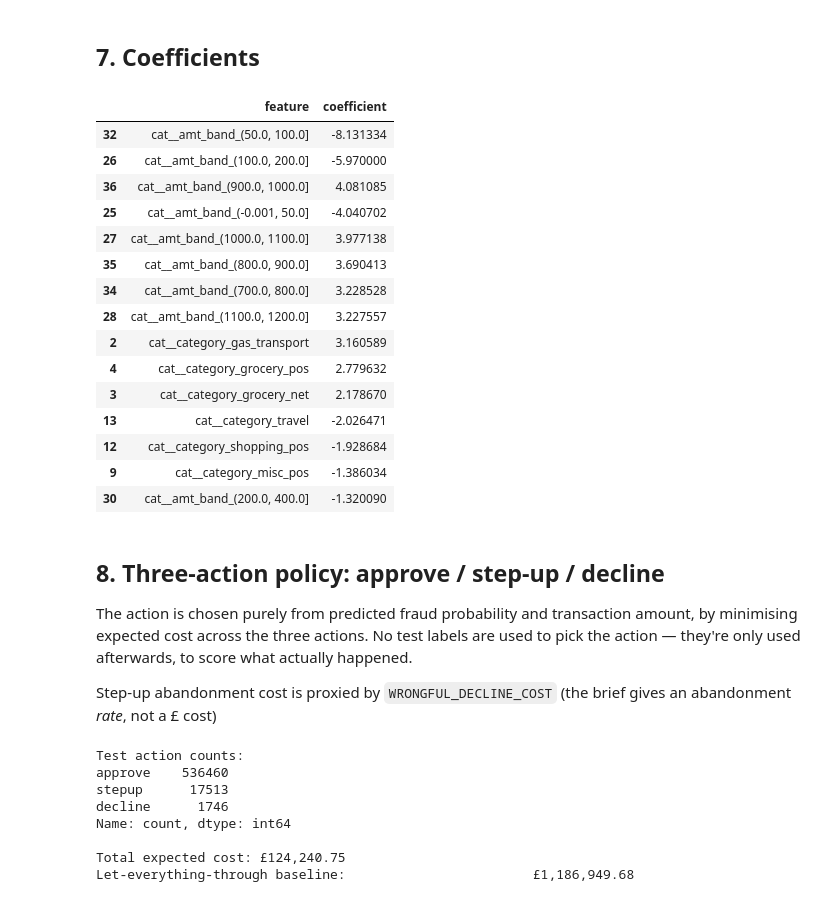
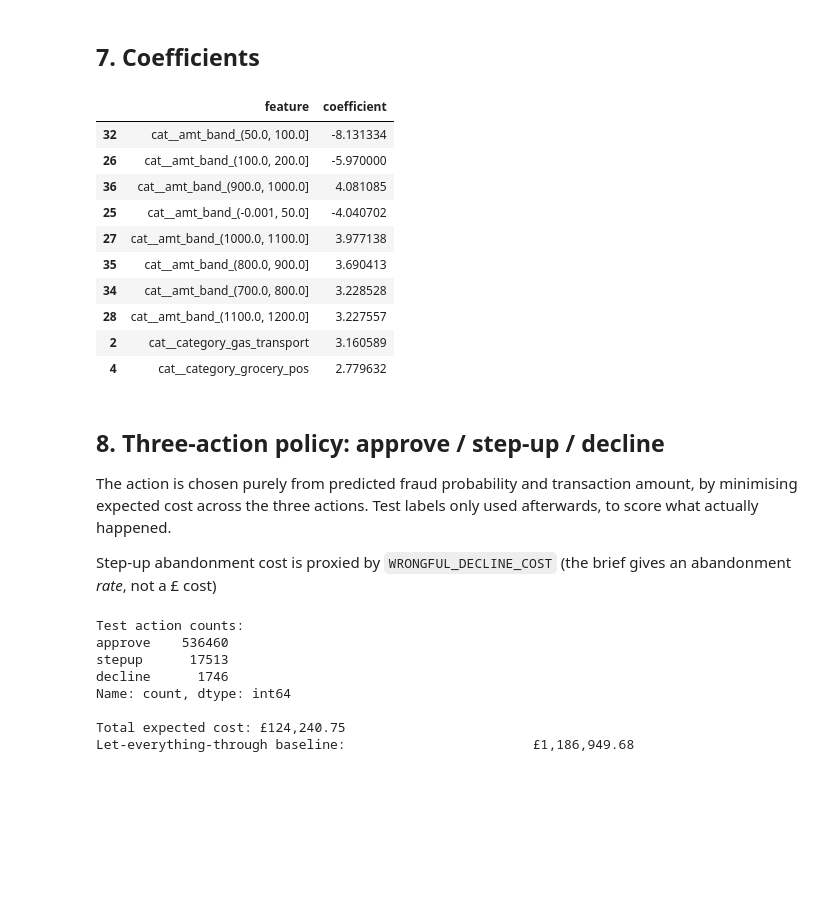
Before and after one commit to Ann-Vaseekar/fraud-model, a Jupyter notebook: notebooks/02_modelling.ipynb, the cells around one changed output. Cells and saved outputs as stored; diff of their text form; code cells hidden in the pictures; blank space fills up the shorter version.

```diff
--- a/notebooks/02_modelling.ipynb
+++ b/notebooks/02_modelling.ipynb
@@ -62,20 +62,13 @@ if time_values.isna().all():
 order = np.argsort(time_values.to_numpy())
 n_val = max(1, int(len(order) * 0.20))
 
-train_idx = model_train.index[order[:-n_val]]
-val_idx = model_train.index[order[-n_val:]]
+train_idx, val_idx = model_train.index[order[:-n_val]], model_train.index[order[-n_val:]]
 
 X_tr, y_tr = X_train.loc[train_idx], y_train.loc[train_idx]
 X_val, y_val = X_train.loc[val_idx], y_train.loc[val_idx]
 
-print(
-    f"Train:      {X_tr.shape[0]:,} rows "
-    f"({time_values.loc[train_idx].min()} → {time_values.loc[train_idx].max()})"
-)
-print(
-    f"Validation: {X_val.shape[0]:,} rows "
-    f"({time_values.loc[val_idx].min()} → {time_values.loc[val_idx].max()})"
-)
+print(f"Train:      {X_tr.shape[0]:,} rows ({time_values.loc[train_idx].min()} → {time_values.loc[train_idx].max()})")
+print(f"Validation: {X_val.shape[0]:,} rows ({time_values.loc[val_idx].min()} → {time_values.loc[val_idx].max()})")
 # %% [output]
 Train:      1,037,340 rows (2019-01-01 00:00:18 → 2020-03-06 07:15:17)
 Validation: 259,335 rows (2020-03-06 07:16:43 → 2020-06-21 12:13:37)
@@ -177,34 +167,29 @@ PR AUC:      0.5771  (vs 0.0039 for a random model)
 # %%
 feature_names = model.named_steps["preprocess"].get_feature_names_out()
 coefs = model.named_steps["clf"].coef_[0]
 
 coef_table = (
     pd.DataFrame({"feature": feature_names, "coefficient": coefs})
     .assign(abs_coef=lambda d: d["coefficient"].abs()).sort_values("abs_coef", ascending=False).drop(columns="abs_coef")
 )
 
-coef_table.head(15)
+coef_table.head(10)
 # %% [output]
 |  | feature | coefficient |
 | 32 | cat__amt_band_(50.0, 100.0] | -8.131334 |
 | 26 | cat__amt_band_(100.0, 200.0] | -5.970000 |
 | 36 | cat__amt_band_(900.0, 1000.0] | 4.081085 |
 | 25 | cat__amt_band_(-0.001, 50.0] | -4.040702 |
 | 27 | cat__amt_band_(1000.0, 1100.0] | 3.977138 |
 | 35 | cat__amt_band_(800.0, 900.0] | 3.690413 |
 | 34 | cat__amt_band_(700.0, 800.0] | 3.228528 |
 | 28 | cat__amt_band_(1100.0, 1200.0] | 3.227557 |
 | 2 | cat__category_gas_transport | 3.160589 |
 | 4 | cat__category_grocery_pos | 2.779632 |
-| 3 | cat__category_grocery_net | 2.178670 |
-| 13 | cat__category_travel | -2.026471 |
-| 12 | cat__category_shopping_pos | -1.928684 |
-| 9 | cat__category_misc_pos | -1.386034 |
-| 30 | cat__amt_band_(200.0, 400.0] | -1.320090 |
 # %% [markdown]
 ## 8. Three-action policy: approve / step-up / decline
 
-The action is chosen purely from predicted fraud probability and transaction amount, by minimising expected cost across the three actions. No test labels are used to pick the action — they're only used afterwards, to score what actually happened.
+The action is chosen purely from predicted fraud probability and transaction amount, by minimising expected cost across the three actions. Test labels only used afterwards, to score what actually happened.
 
 Step-up abandonment cost is proxied by `WRONGFUL_DECLINE_COST` (the brief gives an abandonment *rate*, not a £ cost)
 # %%
```
Also changed, not shown: parts of 13 cells of this notebook, 2 other files.
